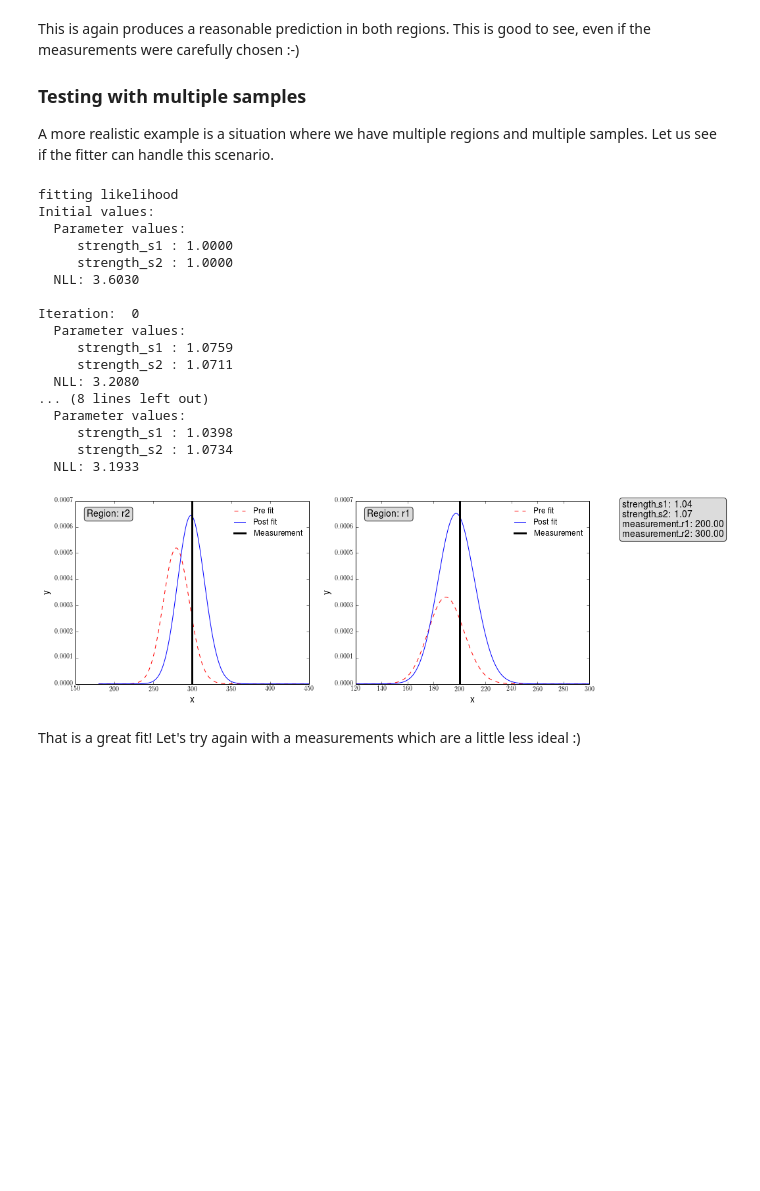
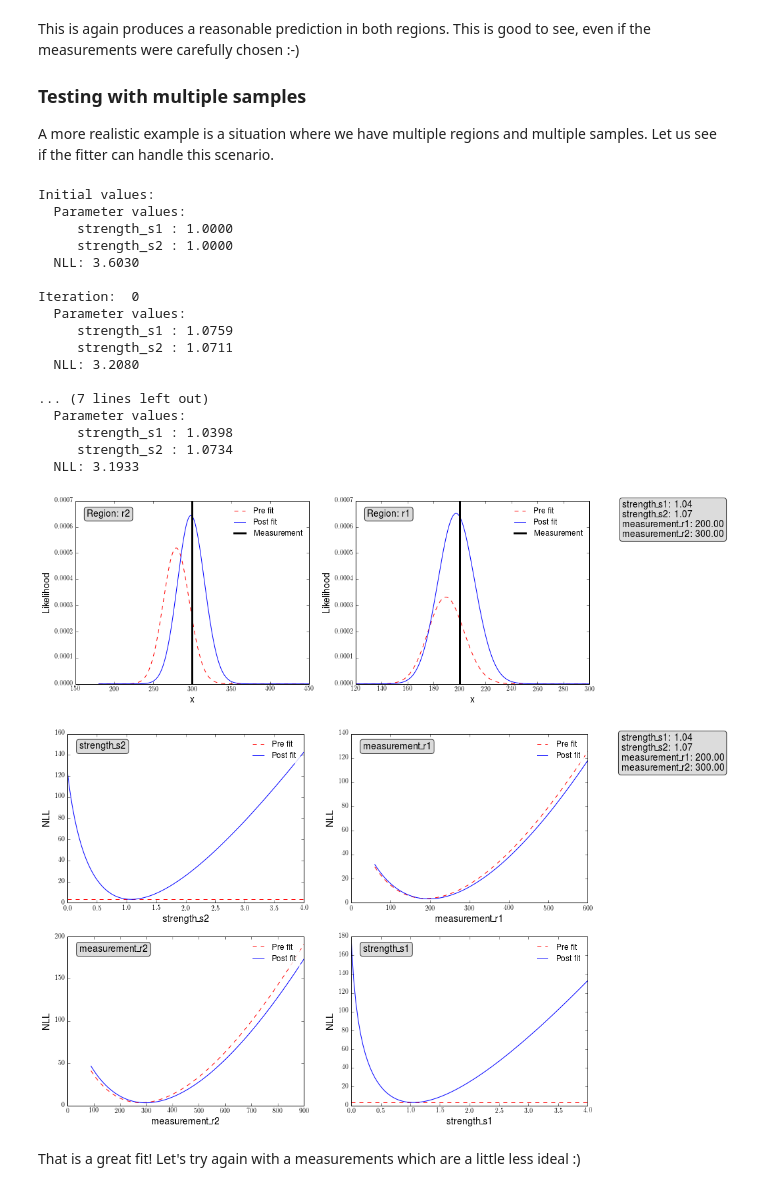
Before and after one commit to bdjackson/MyNotebook, a Jupyter notebook: CLsLikelihood/LearningCLsLikelihood.ipynb, the cells around one changed output. Saved outputs shown, nothing was run; the diff lists cells and outputs as text; code cells hidden in the pictures; blank space fills up the shorter version.

```diff
--- a/CLsLikelihood/LearningCLsLikelihood.ipynb
+++ b/CLsLikelihood/LearningCLsLikelihood.ipynb
@@ -72,11 +72,16 @@ mp.rcParams['text.usetex']=True
 Create an object to hold a parameter. This parameter keeps track of its initial and current values. It can also be flagged as fixed if the parameter is supposed to be constant.
 # %%
 class parameter(object):
-    def __init__(self, name, initial_value=0, fixed=False):
+    def __init__(self,
+                 name,
+                 initial_value=0,
+                 fixed=False,
+                 integers=False):
         self.name = name
         self.initial_value = initial_value
         self.current_value = initial_value
         self.fixed = fixed
+        self.integers = integers
 
     def get_value(self, initial=False):
         if initial:
@@ -96,6 +101,9 @@ class parameter(object):
                 math.ceil(range_frac[1]*self.current_value))
 
     def get_test_array(self, range_frac=(0.6,1.5), step_size=1):
+        if self.integers:
+            step_size = max(1., step_size)
+            step_size = math.ceil(step_size)
         test_range = self.get_range(range_frac)
         return np.arange(test_range[0],
                          test_range[1]+step_size,
@@ -113,7 +121,8 @@ class region(object):
         self.name = name
         self.measurement = parameter(name='_'.join(['measurement',name]),
                                      initial_value=measurement,
-                                     fixed=True)
+                                     fixed=True,
+                                     integers=True)
 
     def get_measurement(self):
         return self.measurement.get_value(initial=False)
@@ -606,39 +718,40 @@ s1.set_contribution(r2, 50)
 
 s2 = sample('s2')
 s2.set_contribution(r1, 10)
 s2.set_contribution(r2, 230)
 
 
 test_likelihood = master_likelihood()
 test_likelihood.add_sample(s1)
 test_likelihood.add_sample(s2)
 test_likelihood.add_region(r1)
 test_likelihood.add_region(r2)
 
-print 'fitting likelihood'
 test_likelihood.fit_likelihood()
-print
 
-test_likelihood.draw_prediction(xlabel='x', ylabel='y')
+test_likelihood.draw_prediction(xlabel='x',
+                                ylabel='Likelihood')
+test_likelihood.draw_parameters()
 # %% [output]
-fitting likelihood
 Initial values:
   Parameter values:
      strength_s1 : 1.0000
      strength_s2 : 1.0000
   NLL: 3.6030
 
 Iteration:  0
   Parameter values:
      strength_s1 : 1.0759
      strength_s2 : 1.0711
   NLL: 3.2080
-... (8 lines left out)
+
+... (7 lines left out)
   Parameter values:
      strength_s1 : 1.0398
      strength_s2 : 1.0734
   NLL: 3.1933
-[figure, old version]
+[figure, new version]
+[figure, added]
 # %% [markdown]
 That is a great fit! Let's try again with a measurements which are a little less ideal :)
 # %%
```
Also changed, not shown: parts of 6 cells of this notebook.
